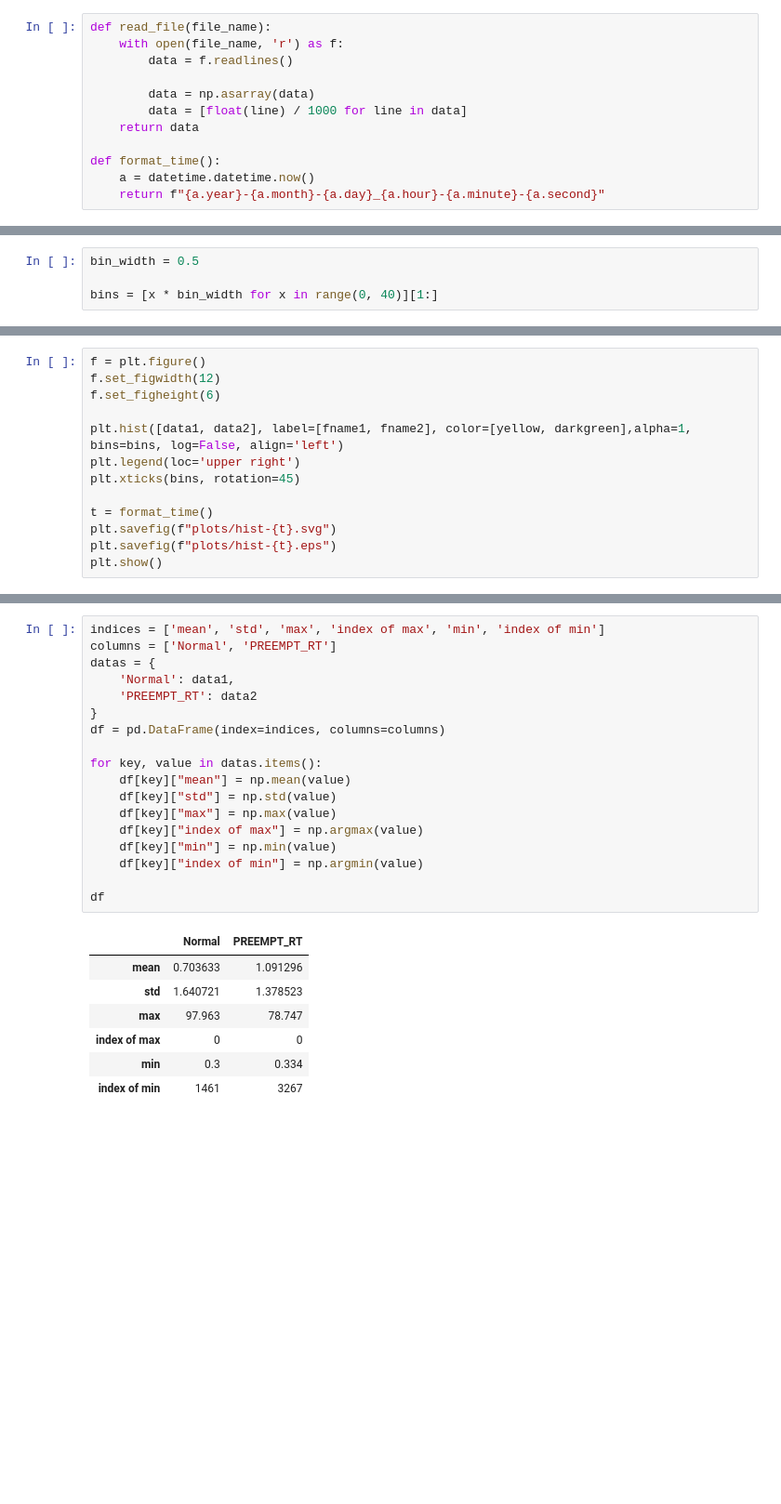
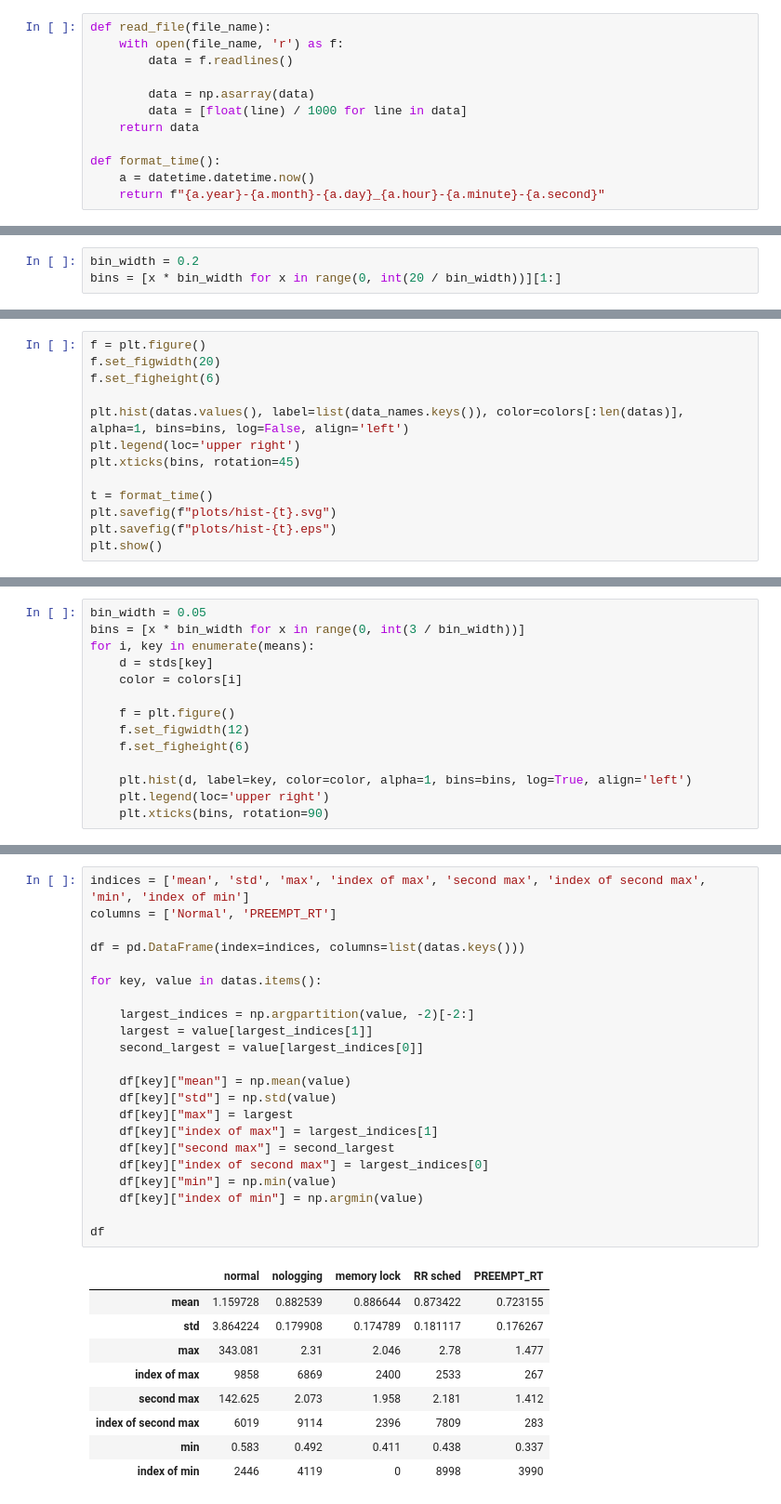
Before and after one commit to Alqio/realtime, a Jupyter notebook: main.ipynb, the cells around one changed output, grey strips where cells are left out. Shown: that part at 93% size. Drawn from its saved outputs; the diff is of its cells as text; blank space fills up the shorter version.

```diff
--- a/main.ipynb
+++ b/main.ipynb
@@ -30,4 +61,3 @@ pink = "#AA4499"
 # %%
-bin_width = 0.5
-
-bins = [x * bin_width for x in range(0, 40)][1:]
+bin_width = 0.2
+bins = [x * bin_width for x in range(0, int(20 / bin_width))][1:]
@@ -40,9 +80,9 @@ print(f"{len(data1)} {len(data2)}")
 # %%
 f = plt.figure()
-f.set_figwidth(12)
+f.set_figwidth(20)
 f.set_figheight(6)
 
-plt.hist([data1, data2], label=[fname1, fname2], color=[yellow, darkgreen],alpha=1, bins=bins, log=False, align='left')
+plt.hist(datas.values(), label=list(data_names.keys()), color=colors[:len(datas)], alpha=1, bins=bins, log=False, align='left')
 plt.legend(loc='upper right')
 plt.xticks(bins, rotation=45)
 
@@ -82,0 +282,14 @@ The PostScript backend does not support transparency; partially transparent arti
+# %%
+bin_width = 0.05
+bins = [x * bin_width for x in range(0, int(3 / bin_width))]
+for i, key in enumerate(means):
+    d = stds[key]
+    color = colors[i]
+
+    f = plt.figure()
+    f.set_figwidth(12)
+    f.set_figheight(6)
+
+    plt.hist(d, label=key, color=color, alpha=1, bins=bins, log=True, align='left')
+    plt.legend(loc='upper right')
+    plt.xticks(bins, rotation=90)
@@ -83,26 +299,32 @@ The PostScript backend does not support transparency; partially transparent arti
 # %%
-indices = ['mean', 'std', 'max', 'index of max', 'min', 'index of min']
+indices = ['mean', 'std', 'max', 'index of max', 'second max', 'index of second max', 'min', 'index of min']
 columns = ['Normal', 'PREEMPT_RT']
-datas = {
-    'Normal': data1,
-    'PREEMPT_RT': data2
-}
-df = pd.DataFrame(index=indices, columns=columns)
+
+df = pd.DataFrame(index=indices, columns=list(datas.keys()))
 
 for key, value in datas.items():
+
+    largest_indices = np.argpartition(value, -2)[-2:]
+    largest = value[largest_indices[1]]
+    second_largest = value[largest_indices[0]]
+
     df[key]["mean"] = np.mean(value)
     df[key]["std"] = np.std(value)
-    df[key]["max"] = np.max(value)
-    df[key]["index of max"] = np.argmax(value)
+    df[key]["max"] = largest
+    df[key]["index of max"] = largest_indices[1]
+    df[key]["second max"] = second_largest
+    df[key]["index of second max"] = largest_indices[0]
     df[key]["min"] = np.min(value)
     df[key]["index of min"] = np.argmin(value)
 
 df
 # %% [output]
-|  | Normal | PREEMPT_RT |
-| mean | 0.703633 | 1.091296 |
-| std | 1.640721 | 1.378523 |
-| max | 97.963 | 78.747 |
-| index of max | 0 | 0 |
-| min | 0.3 | 0.334 |
-| index of min | 1461 | 3267 |
+|  | normal | nologging | memory lock | RR sched | PREEMPT_RT |
+| mean | 1.159728 | 0.882539 | 0.886644 | 0.873422 | 0.723155 |
+| std | 3.864224 | 0.179908 | 0.174789 | 0.181117 | 0.176267 |
+| max | 343.081 | 2.31 | 2.046 | 2.78 | 1.477 |
+| index of max | 9858 | 6869 | 2400 | 2533 | 267 |
+| second max | 142.625 | 2.073 | 1.958 | 2.181 | 1.412 |
+| index of second max | 6019 | 9114 | 2396 | 7809 | 283 |
+| min | 0.583 | 0.492 | 0.411 | 0.438 | 0.337 |
+| index of min | 2446 | 4119 | 0 | 8998 | 3990 |
```
Also changed, not shown: parts of 17 cells of this notebook.
